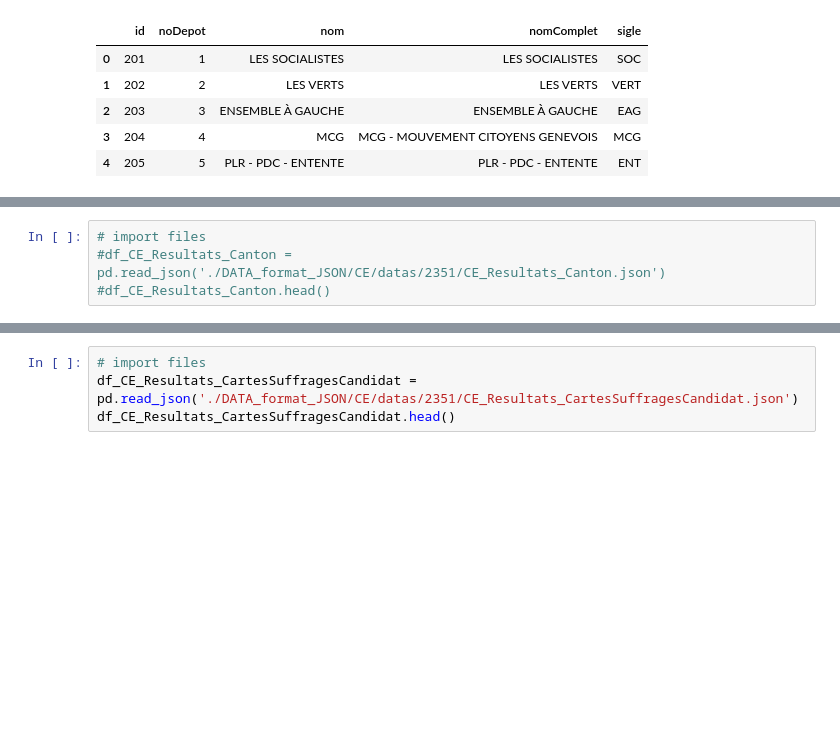
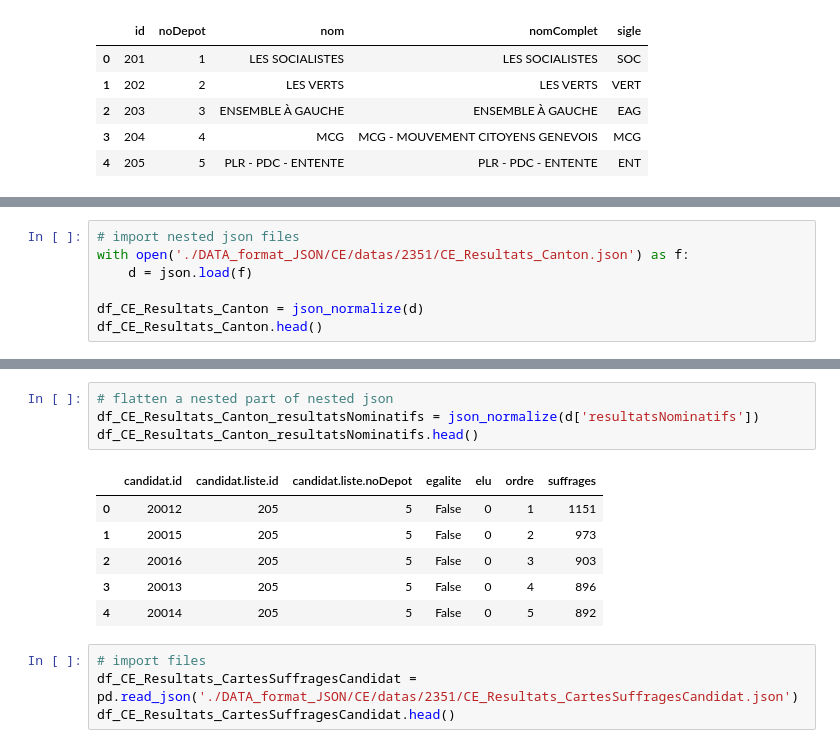
Before and after one commit to Zabamund/chatbotGE, a Jupyter notebook: data_investigation_json_flattening.ipynb, the cells around one changed output, grey strips where cells are left out. Drawn from its saved outputs; the diff is of its cells as text; blank space fills up the shorter version.

Commit message:
file import error corrections

```diff
--- a/data_investigation_json_flattening.ipynb
+++ b/data_investigation_json_flattening.ipynb
@@ -46,4 +53,7 @@ df_CE_Resultats_Candidat_20001.head()
 # %%
-# import files
-#df_CE_Resultats_Canton = pd.read_json('./DATA_format_JSON/CE/datas/2351/CE_Resultats_Canton.json')
-#df_CE_Resultats_Canton.head()
+# import nested json files
+with open('./DATA_format_JSON/CE/datas/2351/CE_Resultats_Canton.json') as f:
+    d = json.load(f)
+
+df_CE_Resultats_Canton = json_normalize(d)
+df_CE_Resultats_Canton.head()
@@ -50,3 +63,14 @@ df_CE_Resultats_Candidat_20001.head()
+# %%
+# flatten a nested part of nested json
+df_CE_Resultats_Canton_resultatsNominatifs = json_normalize(d['resultatsNominatifs'])
+df_CE_Resultats_Canton_resultatsNominatifs.head()
+# %% [output]
+|  | candidat.id | candidat.liste.id | candidat.liste.noDepot | egalite | elu | ordre | suffrages |
+| 0 | 20012 | 205 | 5 | False | 0 | 1 | 1151 |
+| 1 | 20015 | 205 | 5 | False | 0 | 2 | 973 |
+| 2 | 20016 | 205 | 5 | False | 0 | 3 | 903 |
+| 3 | 20013 | 205 | 5 | False | 0 | 4 | 896 |
+| 4 | 20014 | 205 | 5 | False | 0 | 5 | 892 |
 # %%
 # import files
 df_CE_Resultats_CartesSuffragesCandidat = pd.read_json('./DATA_format_JSON/CE/datas/2351/CE_Resultats_CartesSuffragesCandidat.json')
```
Also changed, not shown: parts of 7 cells of this notebook.
